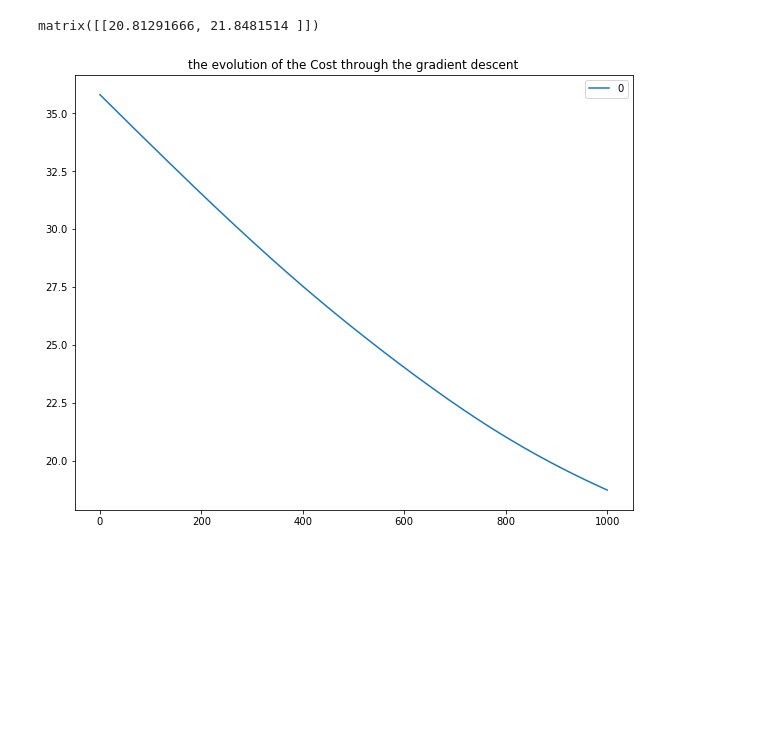
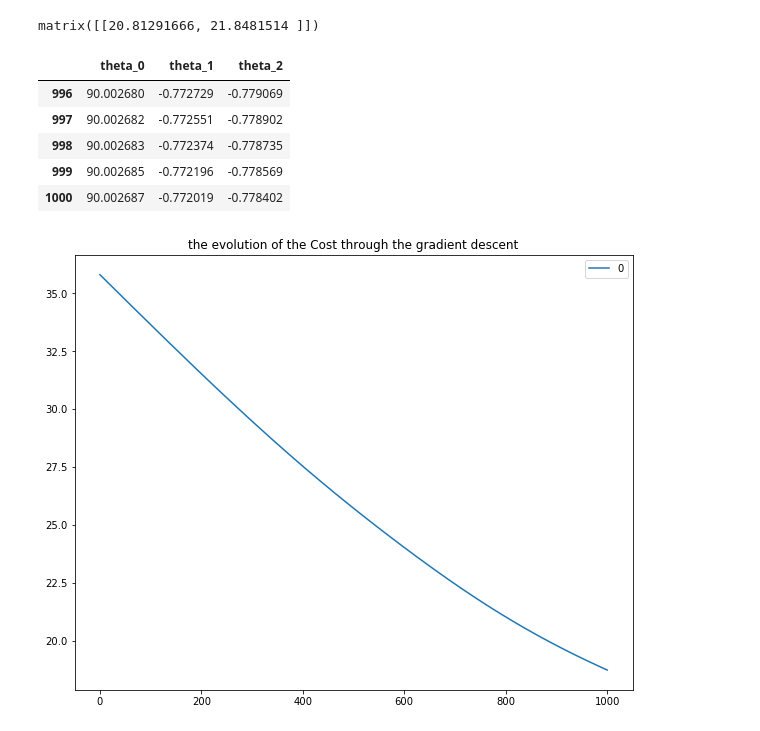
Before and after one commit to BWhannou/Neural-Network-tutorial, a Jupyter notebook: step_by_step_implementation.ipynb, the cells around one changed output. Saved outputs shown, nothing was run; the diff lists cells and outputs as text; code cells hidden in the pictures; blank space fills up the shorter version.

```diff
--- a/step_by_step_implementation.ipynb
+++ b/step_by_step_implementation.ipynb
@@ -188,6 +187,15 @@ target=np.matrix(dataset_1.Admission).T
 theta = np.matrix([90,-1,-1])
 
 test =gradient_descent(X=data,y=target,theta_init=theta,learning_rate=0.000006,iter_limit=1000)
+# %%
+test["thetas"].tail()
+# %% [output]
+|  | theta_0 | theta_1 | theta_2 |
+| 996 | 90.002680 | -0.772729 | -0.779069 |
+| 997 | 90.002682 | -0.772551 | -0.778902 |
+| 998 | 90.002683 | -0.772374 | -0.778735 |
+| 999 | 90.002685 | -0.772196 | -0.778569 |
+| 1000 | 90.002687 | -0.772019 | -0.778402 |
 # %%
 fi,ax=plt.subplots()
 ax.set_title("the evolution of the Cost through the gradient descent")
```
Also changed, not shown: parts of 21 cells of this notebook.
